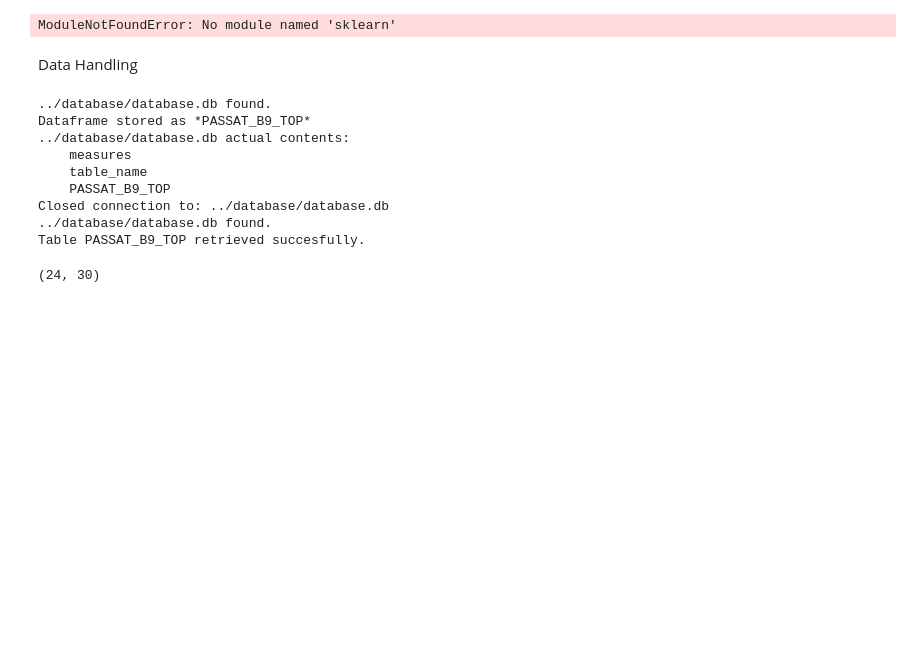
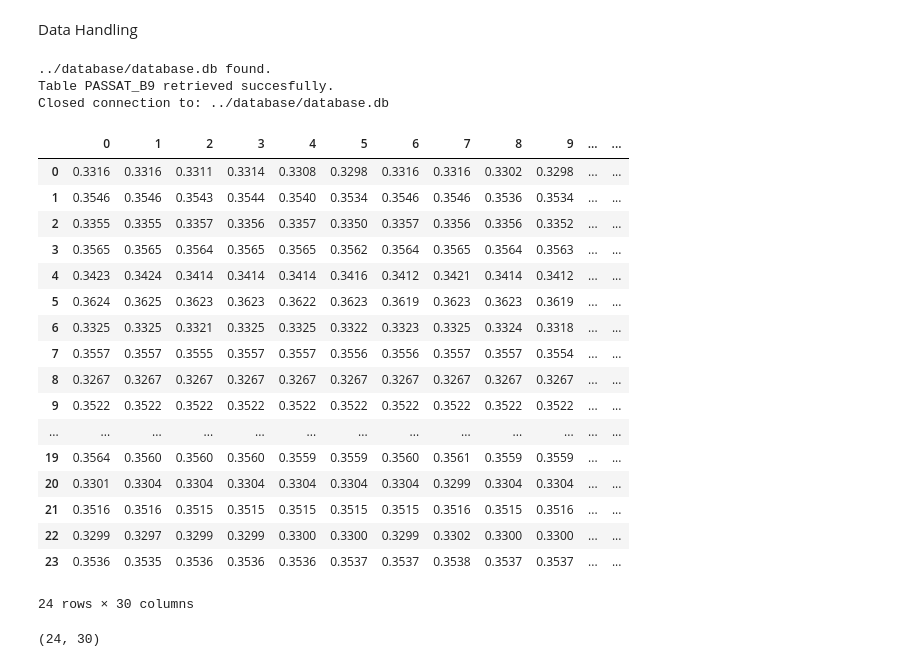
Before and after one commit to LucianoGP95/Python_Eiit_RyR, a Jupyter notebook: RyR_Analyser/notebooks/a4_RyR_classifier.ipynb, the cells around one changed output. Cells and saved outputs as stored; diff of their text form; code cells hidden in the pictures; blank space fills up the shorter version.

```diff
--- a/RyR_Analyser/notebooks/a4_RyR_classifier.ipynb
+++ b/RyR_Analyser/notebooks/a4_RyR_classifier.ipynb
@@ -14,8 +14,9 @@ from _utilities import prepare_data, prepare_database
 import sys
 sys.path.append("../tools/")
 import _db_tools as db
-
-###Helper Functions
+####Global variables####
+tooling = "PASSAT_B9"
+####Helper Functions####
 def single_feature_plot(reshaped_features, y):
     X = reshaped_features
     plt.scatter(list(range(0, 19)), X[list(range(0, 19))])
@@ -51,27 +52,36 @@ def features_plot(features):
     plt.xlabel("Measure")
     plt.title("Training Set (Full set)")
     plt.show()
-# %% [output]
-ModuleNotFoundError: No module named 'sklearn'
 # %% [markdown]
 Data Handling
 # %%
 #Data preparation
-tooling = "PASSAT_B9_TOP"
-df = prepare_data("../a1_input/target.xlsx", filter="MEAS") #Load the output from RyR_Generator into a df
-prepare_database(df, tooling) #Store a df inside the database of the project
 dbh = db.SQLite_Data_Extractor("database.db") #Connect to the database
 df = dbh.retrieve(tooling) #Get the desired tooling data
+dbh.close_conn()
+df #Shows the df in html format
 # %% [output]
 ../database/database.db found.
-Dataframe stored as *PASSAT_B9_TOP*
-../database/database.db actual contents:
-    measures
-    table_name
-    PASSAT_B9_TOP
+Table PASSAT_B9 retrieved succesfully.
 Closed connection to: ../database/database.db
-../database/database.db found.
-Table PASSAT_B9_TOP retrieved succesfully.
+|  | 0 | 1 | 2 | 3 | 4 | 5 | 6 | 7 | 8 | 9 | ... | ... |
+| 0 | 0.3316 | 0.3316 | 0.3311 | 0.3314 | 0.3308 | 0.3298 | 0.3316 | 0.3316 | 0.3302 | 0.3298 | ... | ... |
+| 1 | 0.3546 | 0.3546 | 0.3543 | 0.3544 | 0.3540 | 0.3534 | 0.3546 | 0.3546 | 0.3536 | 0.3534 | ... | ... |
+| 2 | 0.3355 | 0.3355 | 0.3357 | 0.3356 | 0.3357 | 0.3350 | 0.3357 | 0.3356 | 0.3356 | 0.3352 | ... | ... |
+| 3 | 0.3565 | 0.3565 | 0.3564 | 0.3565 | 0.3565 | 0.3562 | 0.3564 | 0.3565 | 0.3564 | 0.3563 | ... | ... |
+| 4 | 0.3423 | 0.3424 | 0.3414 | 0.3414 | 0.3414 | 0.3416 | 0.3412 | 0.3421 | 0.3414 | 0.3412 | ... | ... |
+| 5 | 0.3624 | 0.3625 | 0.3623 | 0.3623 | 0.3622 | 0.3623 | 0.3619 | 0.3623 | 0.3623 | 0.3619 | ... | ... |
+| 6 | 0.3325 | 0.3325 | 0.3321 | 0.3325 | 0.3325 | 0.3322 | 0.3323 | 0.3325 | 0.3324 | 0.3318 | ... | ... |
+| 7 | 0.3557 | 0.3557 | 0.3555 | 0.3557 | 0.3557 | 0.3556 | 0.3556 | 0.3557 | 0.3557 | 0.3554 | ... | ... |
+| 8 | 0.3267 | 0.3267 | 0.3267 | 0.3267 | 0.3267 | 0.3267 | 0.3267 | 0.3267 | 0.3267 | 0.3267 | ... | ... |
+| 9 | 0.3522 | 0.3522 | 0.3522 | 0.3522 | 0.3522 | 0.3522 | 0.3522 | 0.3522 | 0.3522 | 0.3522 | ... | ... |
+| ... | ... | ... | ... | ... | ... | ... | ... | ... | ... | ... | ... | ... |
+| 19 | 0.3564 | 0.3560 | 0.3560 | 0.3560 | 0.3559 | 0.3559 | 0.3560 | 0.3561 | 0.3559 | 0.3559 | ... | ... |
+| 20 | 0.3301 | 0.3304 | 0.3304 | 0.3304 | 0.3304 | 0.3304 | 0.3304 | 0.3299 | 0.3304 | 0.3304 | ... | ... |
+| 21 | 0.3516 | 0.3516 | 0.3515 | 0.3515 | 0.3515 | 0.3515 | 0.3515 | 0.3516 | 0.3515 | 0.3516 | ... | ... |
+| 22 | 0.3299 | 0.3297 | 0.3299 | 0.3299 | 0.3300 | 0.3300 | 0.3299 | 0.3302 | 0.3300 | 0.3300 | ... | ... |
+| 23 | 0.3536 | 0.3535 | 0.3536 | 0.3536 | 0.3536 | 0.3537 | 0.3537 | 0.3538 | 0.3537 | 0.3537 | ... | ... |
+24 rows × 30 columns
 # %%
 ###Features
 data = df.values #Extract the values as a ndarray
```
Also changed, not shown: parts of 7 cells of this notebook, 12 other files.
